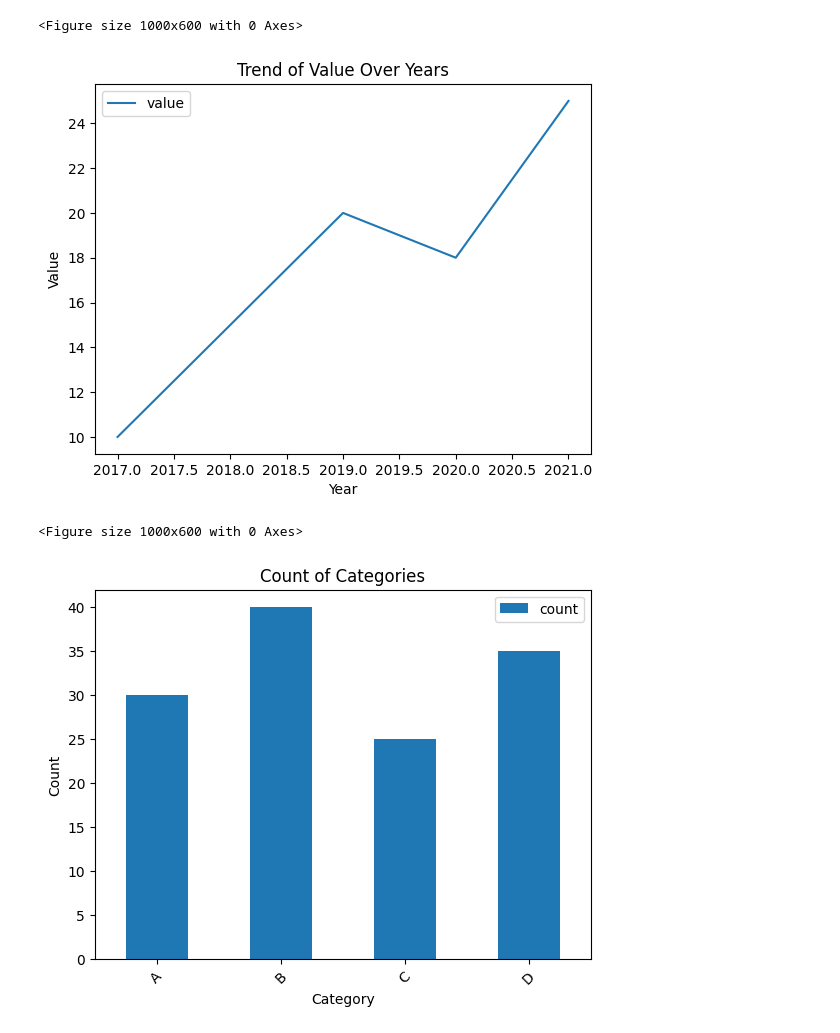
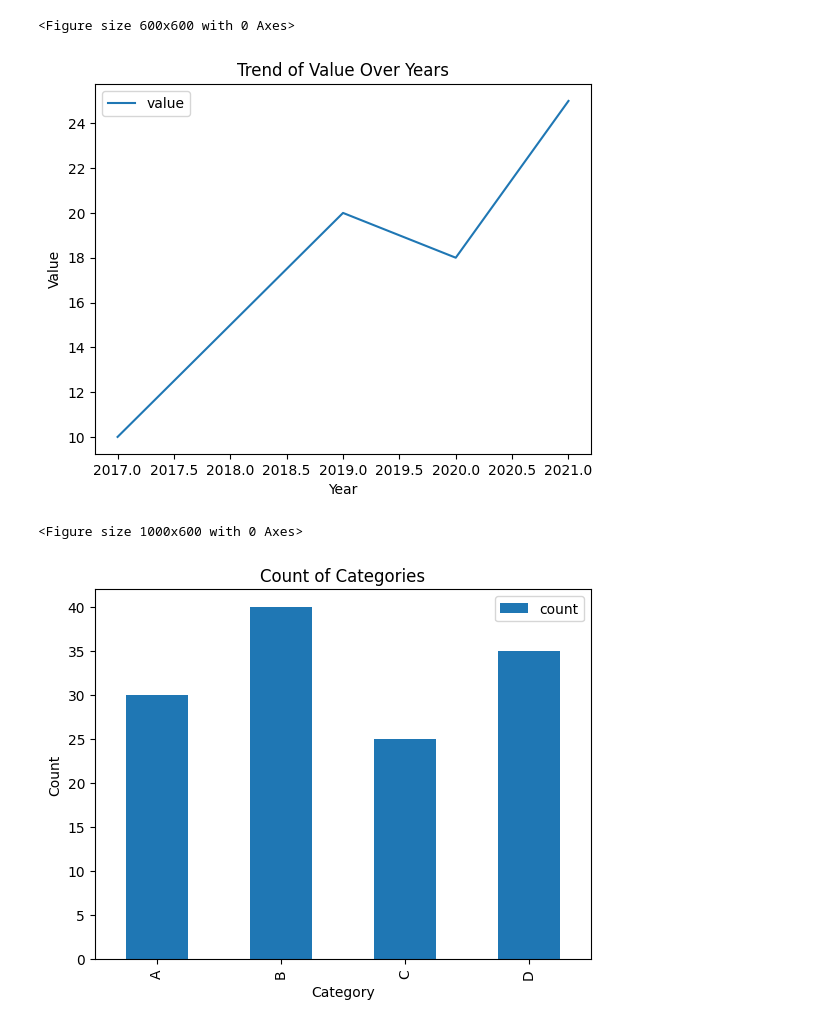
Before and after one commit to pxs1990/google_colab_ds, a Jupyter notebook: matplotlib.ipynb, the cells around one changed output. Cells and saved outputs as stored; diff of their text form; code cells hidden in the pictures.

```diff
--- a/matplotlib.ipynb
+++ b/matplotlib.ipynb
@@ -11,29 +11,29 @@ data = {
 }
 df = pd.DataFrame(data)
 
-plt.figure(figsize=(10, 6))  # Set the figure size
+plt.figure(figsize=(6, 6))  # Set the figure size
 df.plot(x='year', y='value', kind='line')
 plt.xlabel('Year')
 plt.ylabel('Value')
 plt.title('Trend of Value Over Years')
 plt.show()
 # %% [output]
-<Figure size 1000x600 with 0 Axes>
+<Figure size 600x600 with 0 Axes>
 [figure]
 # %%
 # Sample DataFrame creation
 data = {
     'category': ['A', 'B', 'C', 'D'],
     'count': [30, 40, 25, 35]
 }
 df = pd.DataFrame(data)
 
 plt.figure(figsize=(10, 6))  # Set the figure size
-df.plot(x='category', y='count', kind='bar', rot=45)
+df.plot(x='category', y='count', kind='bar', rot=90)#plt.bar() for ind data
 plt.xlabel('Category')
 plt.ylabel('Count')
 plt.title('Count of Categories')
 plt.show()
 # %% [output]
 <Figure size 1000x600 with 0 Axes>
-[figure, old version]
+[figure, new version]
```
Also changed, not shown: parts of 3 cells of this notebook.
